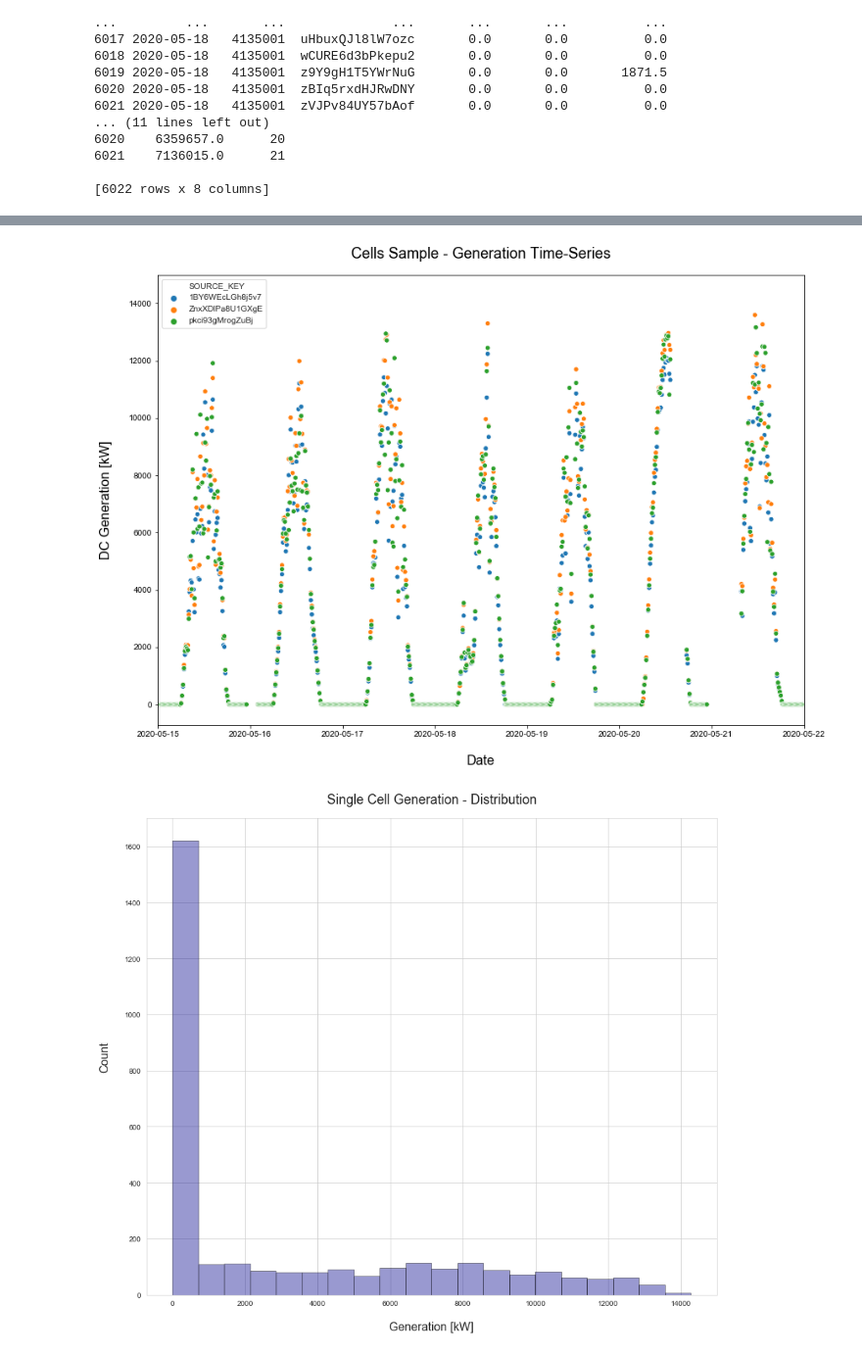
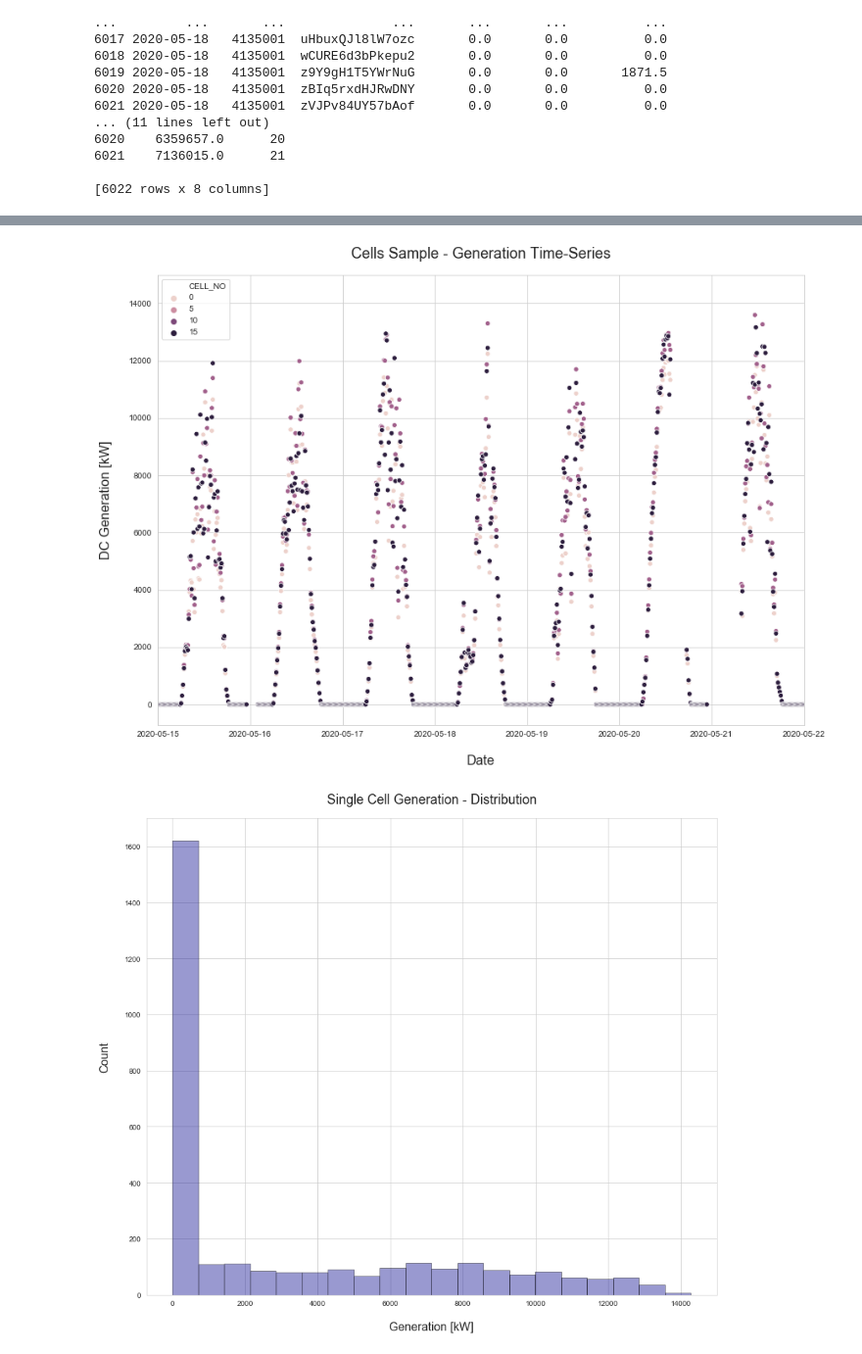
Before and after one commit to CloudforestTechnologies/solar-power-generation-project, a Jupyter notebook: Notebooks/1.0-pm-solar-power-generation-eda.ipynb, the cells around one changed output, grey strips where cells are left out. Shown at 98% size. Drawn from its saved outputs; the diff is of its cells as text; code cells hidden in the pictures.

```diff
--- a/Notebooks/1.0-pm-solar-power-generation-eda.ipynb
+++ b/Notebooks/1.0-pm-solar-power-generation-eda.ipynb
@@ -158,28 +158,28 @@ df_cells_gen = pd.concat(frames, ignore_index = True)
 # %%
 # Plot Generation for one cell as time series
 fig, ax = plt.subplots(figsize = (14, 10))
 
 # Generate plot
 sns.set_style(style="whitegrid")
-sns.scatterplot(data = df_cells_gen, x = 'DATE_TIME', y = 'DC_POWER', ax = ax, hue = 'SOURCE_KEY')
+sns.scatterplot(data = df_cells_gen, x = 'DATE_TIME', y = 'DC_POWER', ax = ax, hue = 'CELL_NO')
 
 # Set x limits
 ax.set_xlim([datetime.date(2020, 5, 15), datetime.date(2020, 5, 22)])
 
 # Set title, axis, legend
 plt.title("Cells Sample - Generation Time-Series", fontsize = figures_helper.TITLE_FONTSIZE, pad = 20)
 plt.xlabel("Date", fontsize = 16, labelpad = 20)
 plt.ylabel("DC Generation [kW]", fontsize = 16, labelpad = 20)
 
 # Save fig
 if SAVE_FIGURES == True:
     name = 'Cells_Gen_Time_Series'
     save_string = figures_helper.generate_fig_save_string(name)
     plt.savefig(save_string, format = figures_helper.SAVE_FORMAT, dpi = figures_helper.SAVE_DPI)
 
 plt.show()
 # %% [output]
-[figure, old version]
+[figure, new version]
 # %%
 # Investigate distribution of one cell sample
 df_cell1_gen = df_plant1_gen[df_plant1_gen['SOURCE_KEY'] == 'ZnxXDlPa8U1GXgE']
```
Also changed, not shown: parts of 1 cell of this notebook.
